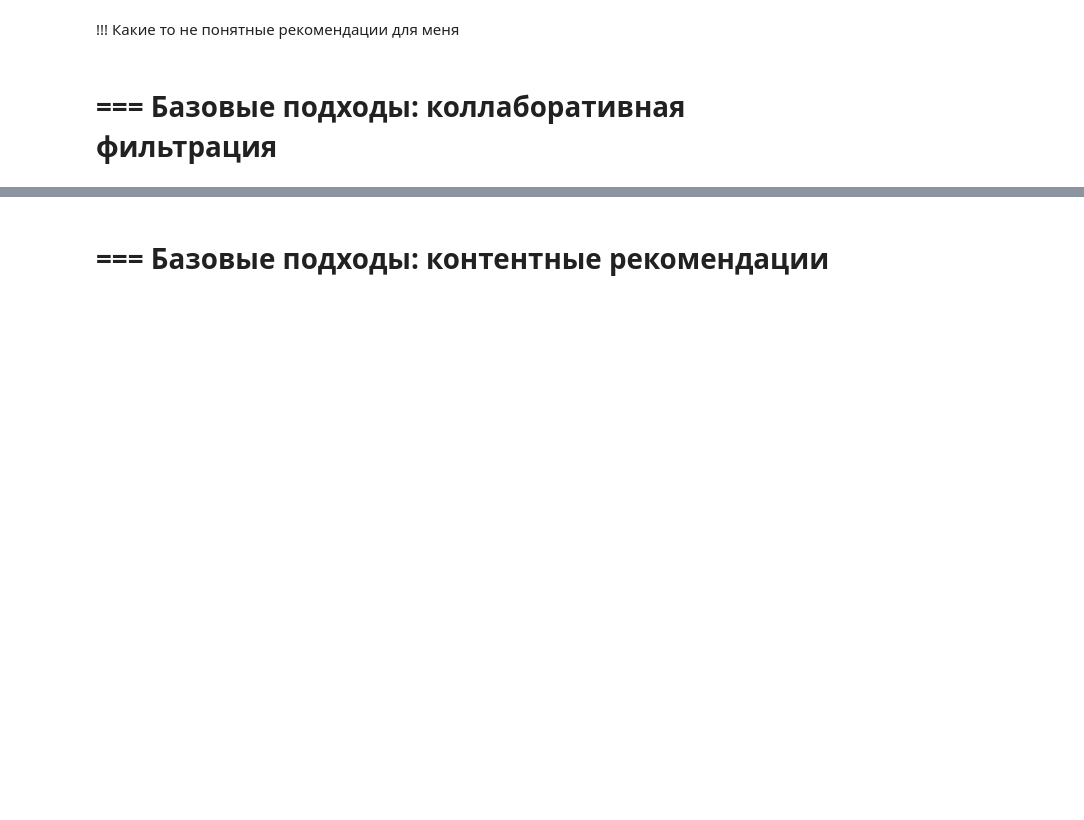
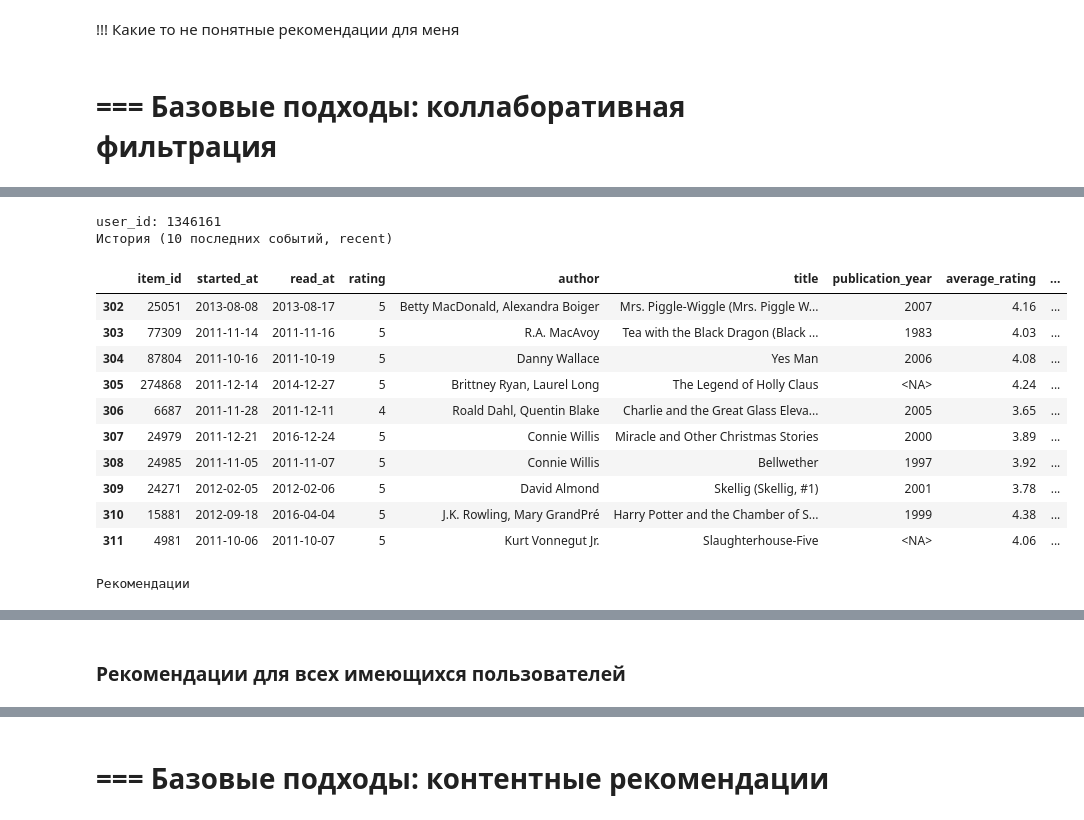
Before and after one commit to khromenko/mle-recsys-start, a Jupyter notebook: main_offline.ipynb, the cells around one changed output, grey strips where cells are left out. Drawn from its saved outputs; the diff is of its cells as text; code cells hidden in the pictures; blank space fills up the shorter version.

```diff
--- a/main_offline.ipynb
+++ b/main_offline.ipynb
@@ -661,0 +798,6 @@ user_id: 1430585
+# %%
+%env OPENBLAS_NUM_THREADS=1
+from implicit.als import AlternatingLeastSquares
+
+als_model = AlternatingLeastSquares(factors=50, iterations=50, regularization=0.05, random_state=0)
+als_model.fit(user_item_matrix_train)
@@ -661,0 +830,47 @@ user_id: 1430585
+# %%
+def display_recommendations_als(user_id, user_item_matrix, model, user_encoder, item_encoder, seen=True, n=10):
+    print(f"user_id: {user_id}")
+
+    event_columns = ["item_id", "started_at", "read_at", "rating",]
+    book_columns = ["author", "title", "publication_year", "average_rating", "genre_and_votes"]
+
+    print("История (10 последних событий, recent)")
+    user_history = (
+        events_train
+            .query("user_id == @user_id")
+            .merge(items.set_index("item_id")[book_columns], on="item_id")
+    )
+
+    display_columns = event_columns + book_columns
+    display(user_history[display_columns].tail(10))
+
+    print("Рекомендации")
+    user_recommendations = get_recommendations_als(
+        user_item_matrix=user_item_matrix,
+        model=model,
+        user_id=user_id,
+        user_encoder=user_encoder,
+        item_encoder=item_encoder,
+        include_seen=seen,
+        n=n)
+    user_recommendations = user_recommendations.merge(items.set_index("item_id")[book_columns], on="item_id")
+    display(user_recommendations)
+# %%
+# выберем произвольного пользователя из тренировочной выборки ("прошлого")
+user_id = events_train['user_id'].sample().iat[0]
+display_recommendations_als(user_id, user_item_matrix_train, als_model, user_encoder, item_encoder, True, 10)
+# %% [output]
+user_id: 1346161
+История (10 последних событий, recent)
+|  | item_id | started_at | read_at | rating | author | title | publication_year | average_rating | ... |
+| 302 | 25051 | 2013-08-08 | 2013-08-17 | 5 | Betty MacDonald, Alexandra Boiger | Mrs. Piggle-Wiggle (Mrs. Piggle W... | 2007 | 4.16 | ... |
+| 303 | 77309 | 2011-11-14 | 2011-11-16 | 5 | R.A. MacAvoy | Tea with the Black Dragon (Black ... | 1983 | 4.03 | ... |
+| 304 | 87804 | 2011-10-16 | 2011-10-19 | 5 | Danny Wallace | Yes Man | 2006 | 4.08 | ... |
+| 305 | 274868 | 2011-12-14 | 2014-12-27 | 5 | Brittney Ryan, Laurel Long | The Legend of Holly Claus | <NA> | 4.24 | ... |
+| 306 | 6687 | 2011-11-28 | 2011-12-11 | 4 | Roald Dahl, Quentin Blake | Charlie and the Great Glass Eleva... | 2005 | 3.65 | ... |
+| 307 | 24979 | 2011-12-21 | 2016-12-24 | 5 | Connie Willis | Miracle and Other Christmas Stories | 2000 | 3.89 | ... |
+| 308 | 24985 | 2011-11-05 | 2011-11-07 | 5 | Connie Willis | Bellwether | 1997 | 3.92 | ... |
+| 309 | 24271 | 2012-02-05 | 2012-02-06 | 5 | David Almond | Skellig (Skellig, #1) | 2001 | 3.78 | ... |
+| 310 | 15881 | 2012-09-18 | 2016-04-04 | 5 | J.K. Rowling, Mary GrandPré | Harry Potter and the Chamber of S... | 1999 | 4.38 | ... |
+| 311 | 4981 | 2011-10-06 | 2011-10-07 | 5 | Kurt Vonnegut Jr. | Slaughterhouse-Five | <NA> | 4.06 | ... |
+Рекомендации
@@ -661,0 +888,2 @@ user_id: 1430585
+# %% [markdown]
+### Рекомендации для  всех имеющихся пользователей
```
Also changed, not shown: parts of 41 cells of this notebook.
